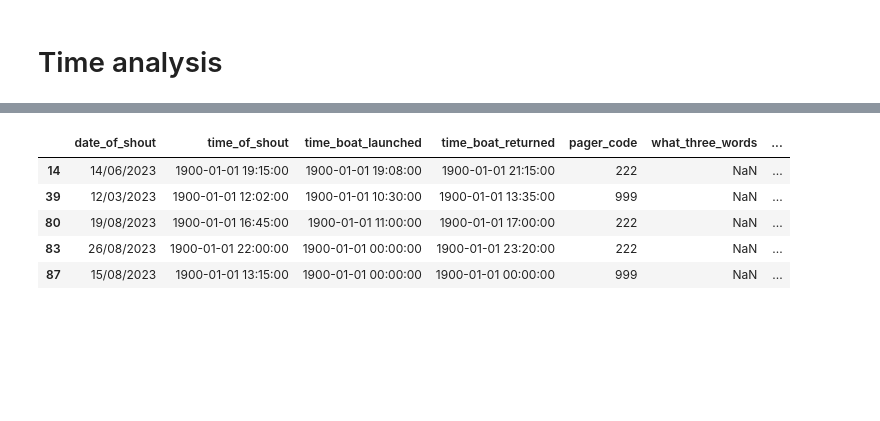
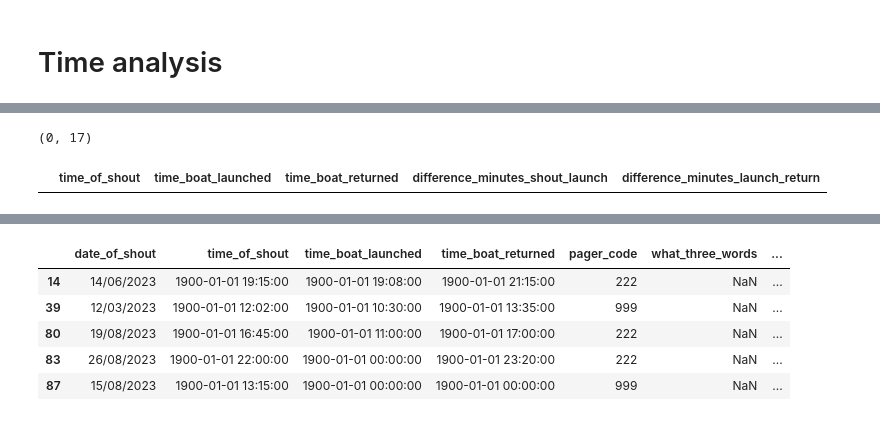
Before and after one commit to rhyslwells/LLRB, a Jupyter notebook: notebooks/analysis.ipynb, the cells around one changed output, grey strips where cells are left out. Cells and saved outputs as stored; diff of their text form; code cells hidden in the pictures; blank space fills up the shorter version.

```diff
--- a/notebooks/analysis.ipynb
+++ b/notebooks/analysis.ipynb
@@ -146,3 +102,17 @@ Negative differences found:
+# %%
+# Don't want negative times, determine entries where are negative
+# For "difference_minutes_launch_return" which are negative?
+negative_diff = df[df["difference_minutes_launch_return"] < 0]
+print(negative_diff.shape)
+neg_difference_minutes_launch_return = negative_diff[feats_more]
+# %% [output]
+(0, 17)
+# %%
+neg_difference_minutes_launch_return.head()
+
+# need to correct if goes pass 00:00 (in second case time_boat_returned is after 00:00)
+# %% [output]
+|  | time_of_shout | time_boat_launched | time_boat_returned | difference_minutes_shout_launch | difference_minutes_launch_return |
 # %%
 
 # Handle NaN values before plotting
```
Also changed, not shown: parts of 10 cells of this notebook, 5 other files.
